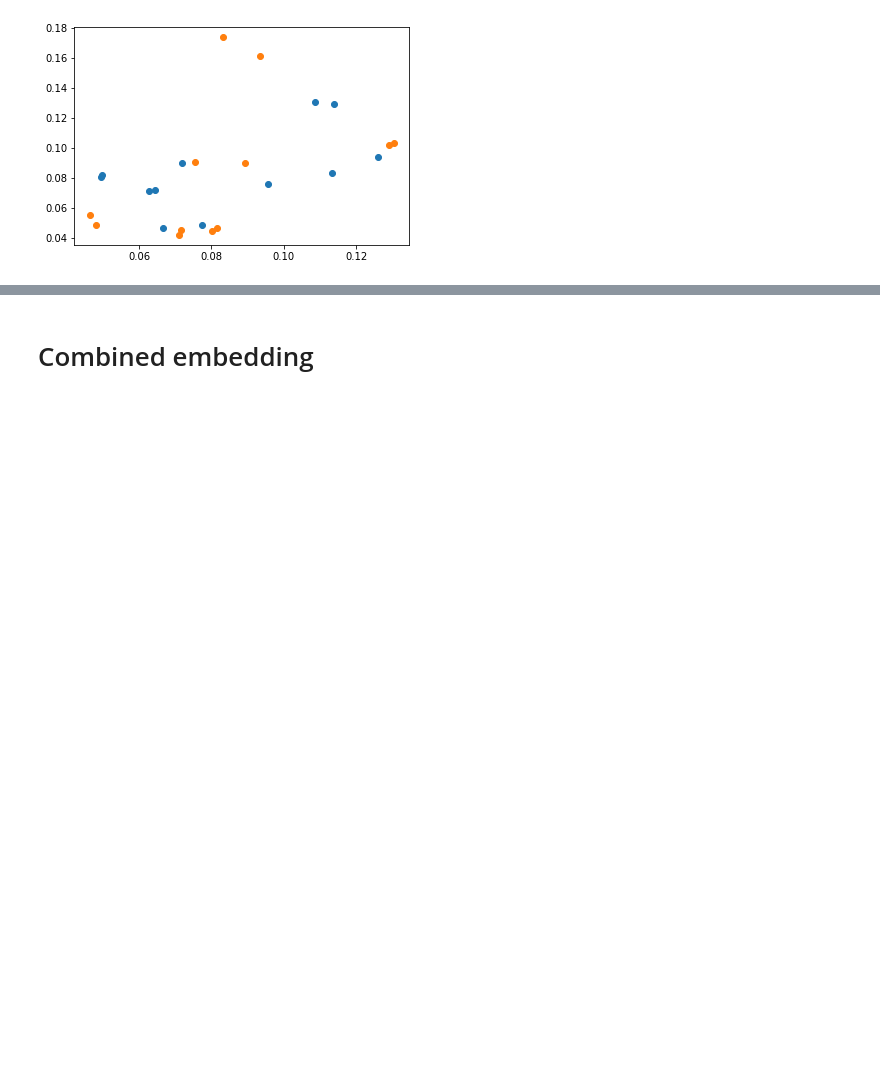
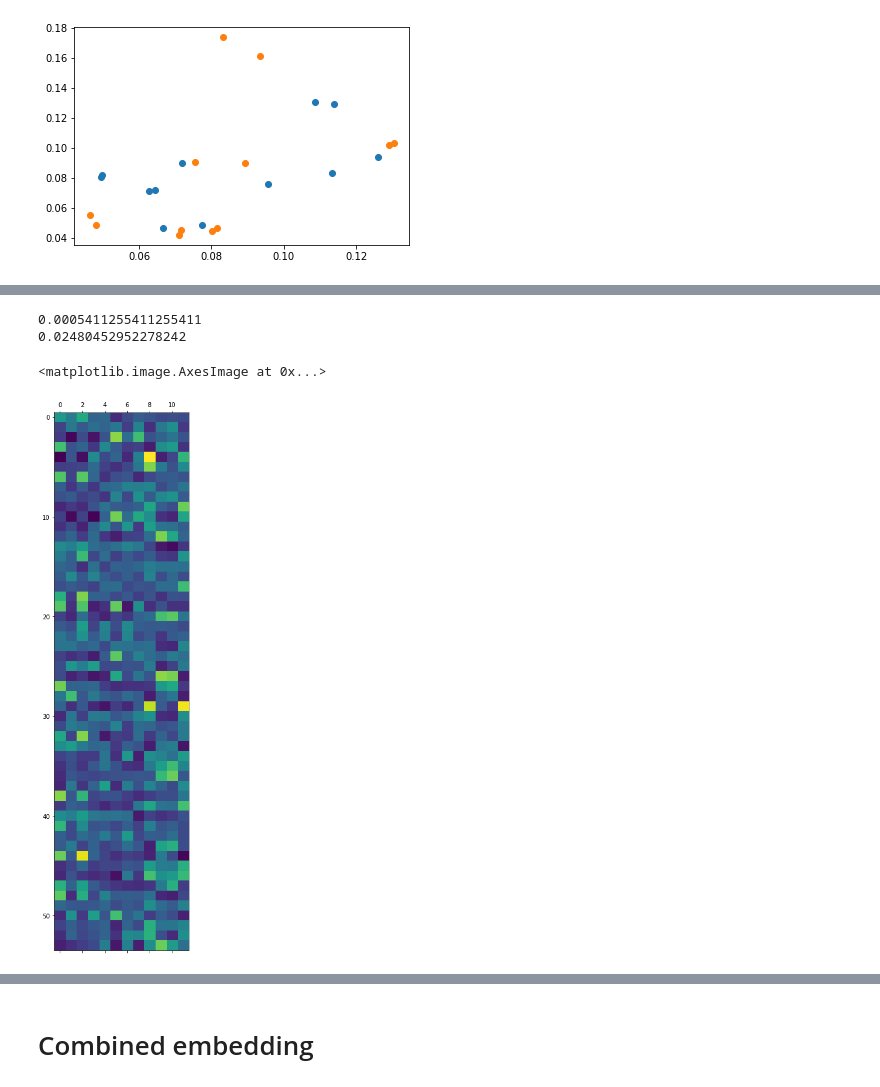
Before and after one commit to rikvegter/handwriting_recognition, a Jupyter notebook: style/scripts/classify.ipynb, the cells around one changed output, grey strips where cells are left out. Saved outputs shown, nothing was run; the diff lists cells and outputs as text; code cells hidden in the pictures; blank space fills up the shorter version.

```diff
--- a/style/scripts/classify.ipynb
+++ b/style/scripts/classify.ipynb
@@ -230,0 +239,12 @@ for i in range(0, 1000, 100):
+# %%
+print(np.min(density.max(axis = 0)))
+print(np.max(density.max(axis = 0)))
+higher_density = density[:,density.max(axis = 0) > 0.01]
+higher_density = np.maximum(higher_density, 0.0001)
+higher_density /=  np.sum(higher_density, axis = 0)
+plt.matshow(higher_density.T, aspect='auto')
+# %% [output]
+0.0005411255411255411
+0.02480452952278242
+<matplotlib.image.AxesImage at 0x...>
+[figure, added]
```
Also changed, not shown: parts of 23 cells of this notebook.
